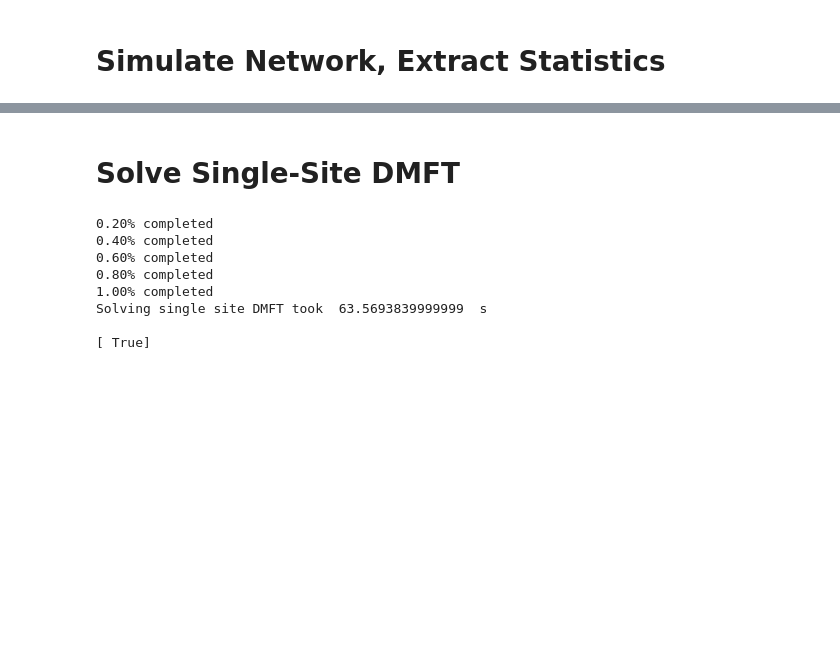
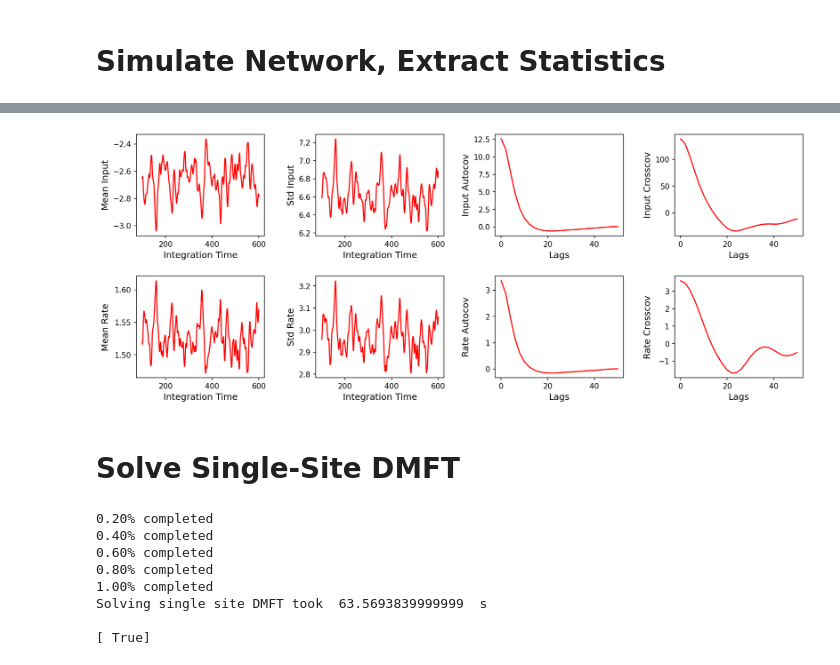
Before and after one commit to AddingAddict/MeanFieldCorrelations, a Jupyter notebook: notebooks/single population RELU.ipynb, the cells around one changed output, grey strips where cells are left out. Drawn from its saved outputs; the diff is of its cells as text; code cells hidden in the pictures; blank space fills up the shorter version.

```diff
--- a/notebooks/single population RELU.ipynb
+++ b/notebooks/single population RELU.ipynb
@@ -251,3 +242,40 @@ fig.align_labels()
+# %%
+fig,axs = plt.subplots(2,4,figsize=(4*4,3*2),dpi=150)
+fig.subplots_adjust(wspace=0.4,hspace=0.4)
+
+axs[0,0].plot(int_ts_mask,np.mean(h_mask,0),'r-')
+axs[1,0].plot(int_ts_mask,np.mean(r_mask,0),'r-')
+
+axs[0,1].plot(int_ts_mask,np.std(h_mask,0),'r-')
+axs[1,1].plot(int_ts_mask,np.std(r_mask,0),'r-')
+
+axs[0,2].plot(lags,h_xcov_on_0,'r-')
+axs[1,2].plot(lags,r_xcov_on_0,'r-')
+
+axs[0,3].plot(lags,h_xcov_off_0,'r-')
+axs[1,3].plot(lags,r_xcov_off_0,'r-')
+
+axs[0,0].set_xlabel('Integration Time',fontsize=12)
+axs[1,0].set_xlabel('Integration Time',fontsize=12)
+axs[0,1].set_xlabel('Integration Time',fontsize=12)
+axs[1,1].set_xlabel('Integration Time',fontsize=12)
+axs[0,2].set_xlabel('Lags',fontsize=12)
+axs[1,2].set_xlabel('Lags',fontsize=12)
+axs[0,3].set_xlabel('Lags',fontsize=12)
+axs[1,3].set_xlabel('Lags',fontsize=12)
+
+axs[0,0].set_ylabel('Mean Input',fontsize=12)
+axs[1,0].set_ylabel('Mean Rate',fontsize=12)
+axs[0,1].set_ylabel('Std Input',fontsize=12)
+axs[1,1].set_ylabel('Std Rate',fontsize=12)
+axs[0,2].set_ylabel('Input Autocov',fontsize=12)
+axs[1,2].set_ylabel('Rate Autocov',fontsize=12)
+axs[0,3].set_ylabel('Input Crosscov',fontsize=12)
+axs[1,3].set_ylabel('Rate Crosscov',fontsize=12)
+
+fig.align_labels()
+# %% [output]
+[figure, added]
 # %% [markdown]
 # Solve Single-Site DMFT
 # %%
```
Also changed, not shown: parts of 37 cells of this notebook, 6 other files.
